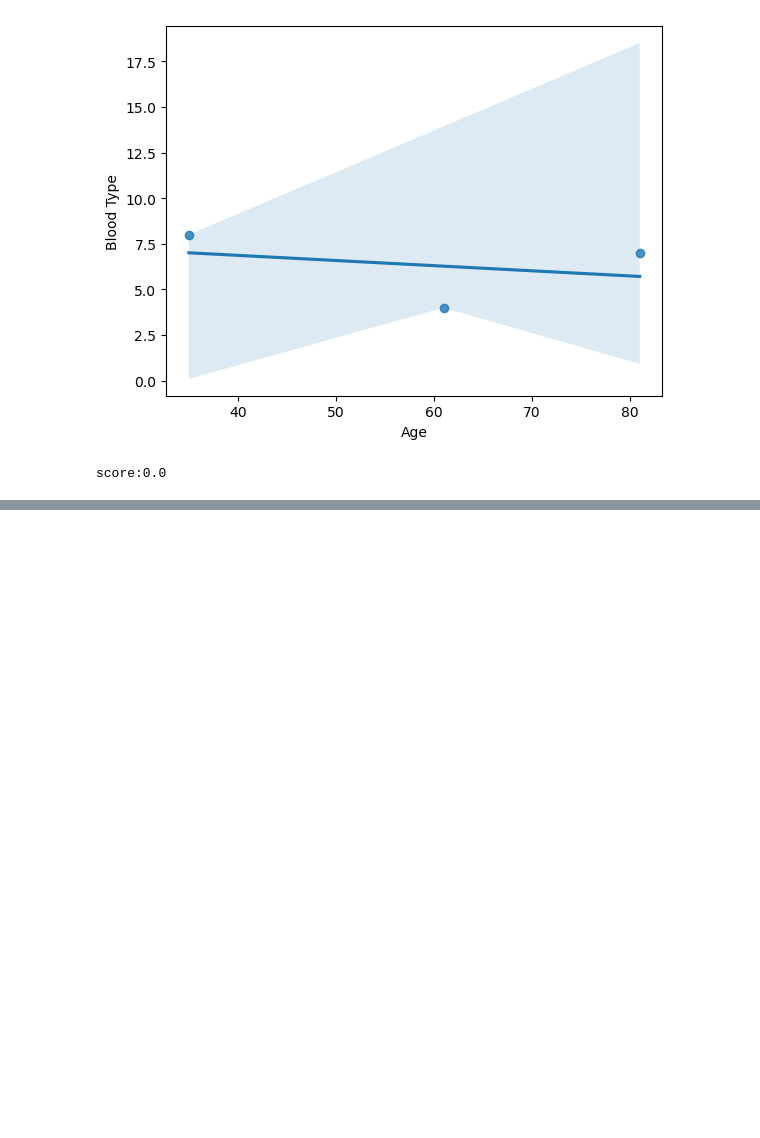
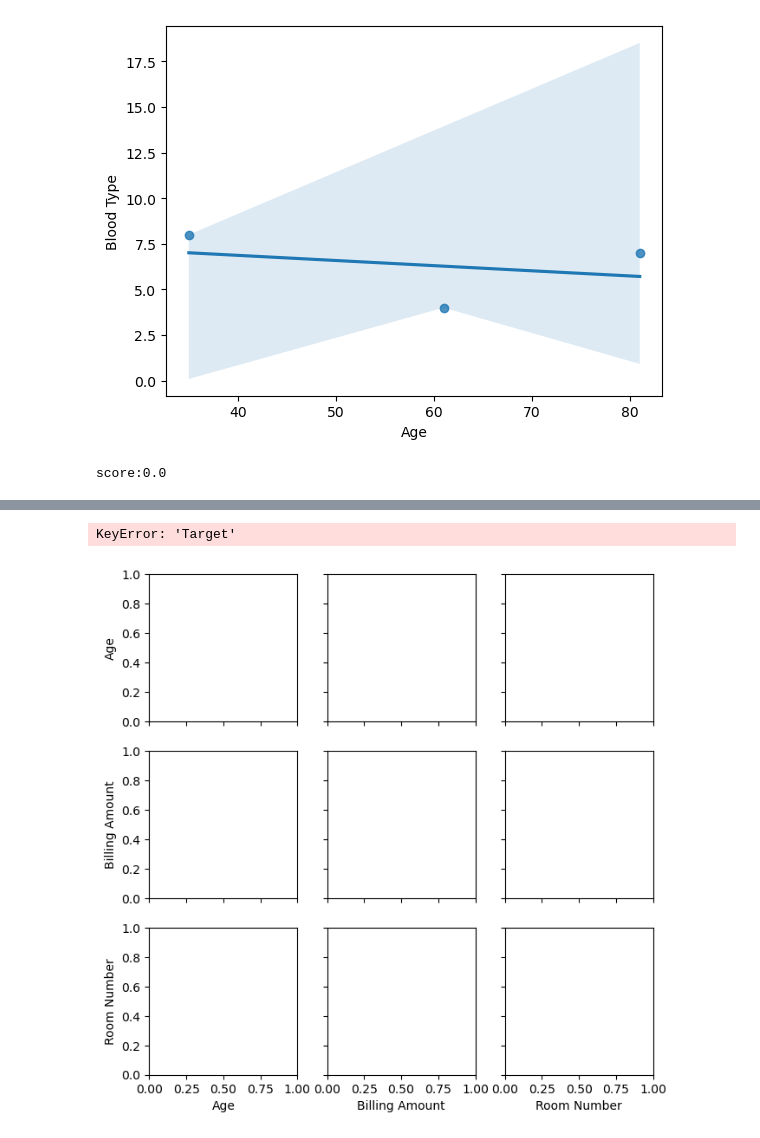
Before and after one commit to BABYTOYOYO/AI-CODES, a Jupyter notebook: PROJEC.ipynb, the cells around one changed output, grey strips where cells are left out. Cells and saved outputs as stored; diff of their text form; code cells hidden in the pictures; blank space fills up the shorter version.

```diff
--- a/PROJEC.ipynb
+++ b/PROJEC.ipynb
@@ -330,0 +363,20 @@ score:0.0
+# %%
+import seaborn as sns
+import matplotlib.pyplot as plt
+
+# Assuming 'df' is your DataFrame with features and target
+# Replace 'Target' with the actual name of your target column
+
+# Pairplot for numerical features against the target
+sns.pairplot(df, hue='Target', diag_kind='kde')
+plt.show()
+
+# Boxplot for categorical features against the target
+categorical_columns = df.select_dtypes(include=['object']).columns
+for col in categorical_columns:
+    plt.figure(figsize=(8, 6))
+    sns.boxplot(x=col, y='Target', data=df)
+    plt.show()
+# %% [output]
+KeyError: 'Target'
+[figure, added]
```
Also changed, not shown: parts of 4 cells of this notebook.
